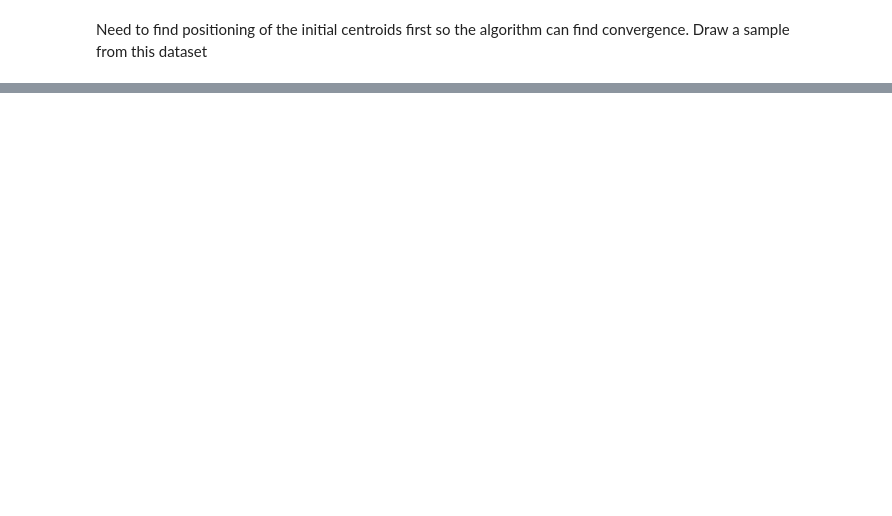
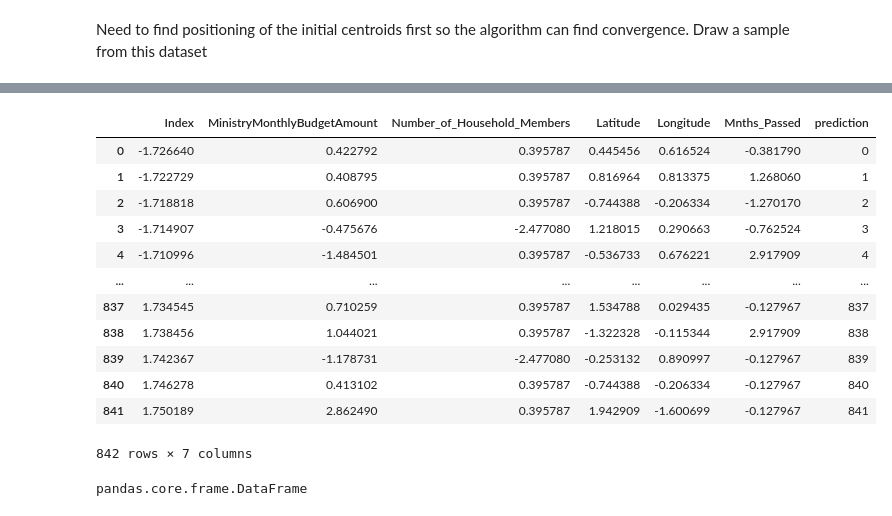
Before and after one commit to CraigMariani/WycliffeData, a Jupyter notebook: KmeansAnalysis/K_means_clustering.ipynb, the cells around one changed output, grey strips where cells are left out. Drawn from its saved outputs; the diff is of its cells as text; code cells hidden in the pictures; blank space fills up the shorter version.

```diff
--- a/KmeansAnalysis/K_means_clustering.ipynb
+++ b/KmeansAnalysis/K_means_clustering.ipynb
@@ -43,0 +60,3 @@ Need to find positioning of the initial centroids first so the algorithm can fin
+# %%
+sample_df = sample_df.drop_duplicates()
+sample_df.shape
@@ -43,0 +173,34 @@ Need to find positioning of the initial centroids first so the algorithm can fin
+# %%
+centers =  X
+# centers = y_hat
+# %%
+#function that creates a dataframe with a column for cluster number
+def pd_centers(cols_of_interest, centers):
+        colNames = list(cols_of_interest)
+        colNames.append('prediction')
+# Zip with a column called 'prediction' (index)
+        Z = [np.append(A, index) for index, A in enumerate(centers)]
+# Convert to pandas data frame for plotting
+        P = pd.DataFrame(Z, columns=colNames)
+        P['prediction'] = P['prediction'].astype(int)
+        return P
+P = pd_centers(numerical_df, centers)
+P
+# %% [output]
+|  | Index | MinistryMonthlyBudgetAmount | Number_of_Household_Members | Latitude | Longitude | Mnths_Passed | prediction |
+| 0 | -1.726640 | 0.422792 | 0.395787 | 0.445456 | 0.616524 | -0.381790 | 0 |
+| 1 | -1.722729 | 0.408795 | 0.395787 | 0.816964 | 0.813375 | 1.268060 | 1 |
+| 2 | -1.718818 | 0.606900 | 0.395787 | -0.744388 | -0.206334 | -1.270170 | 2 |
+| 3 | -1.714907 | -0.475676 | -2.477080 | 1.218015 | 0.290663 | -0.762524 | 3 |
+| 4 | -1.710996 | -1.484501 | 0.395787 | -0.536733 | 0.676221 | 2.917909 | 4 |
+| ... | ... | ... | ... | ... | ... | ... | ... |
+| 837 | 1.734545 | 0.710259 | 0.395787 | 1.534788 | 0.029435 | -0.127967 | 837 |
+| 838 | 1.738456 | 1.044021 | 0.395787 | -1.322328 | -0.115344 | 2.917909 | 838 |
+| 839 | 1.742367 | -1.178731 | -2.477080 | -0.253132 | 0.890997 | -0.127967 | 839 |
+| 840 | 1.746278 | 0.413102 | 0.395787 | -0.744388 | -0.206334 | -0.127967 | 840 |
+| 841 | 1.750189 | 2.862490 | 0.395787 | 1.942909 | -1.600699 | -0.127967 | 841 |
+842 rows × 7 columns
+# %%
+type(P)
+# %% [output]
+pandas.core.frame.DataFrame
```
Also changed, not shown: parts of 20 cells of this notebook, 5 other files.
